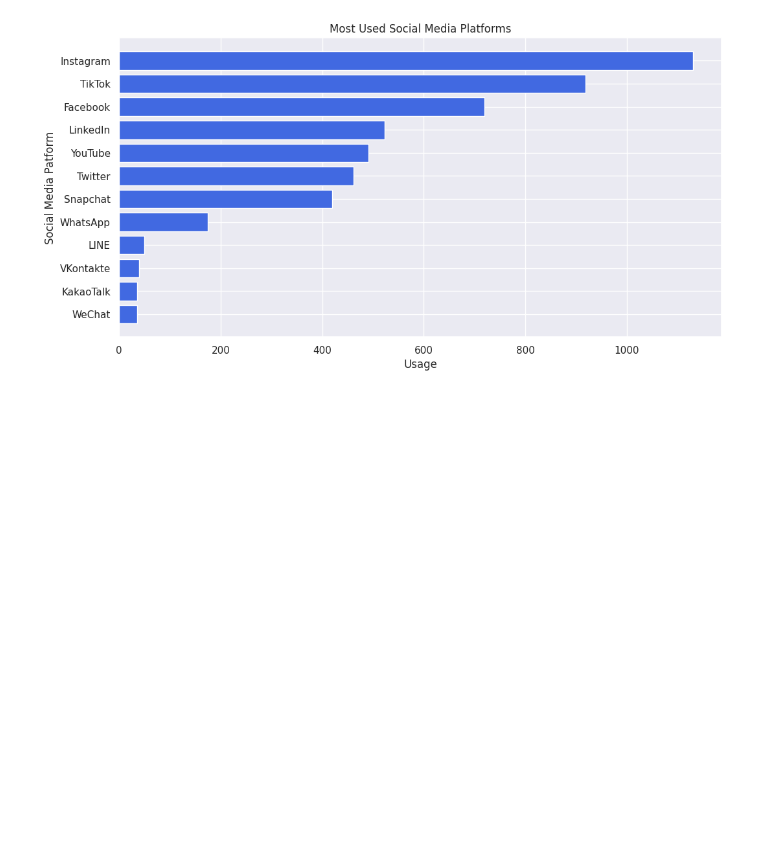
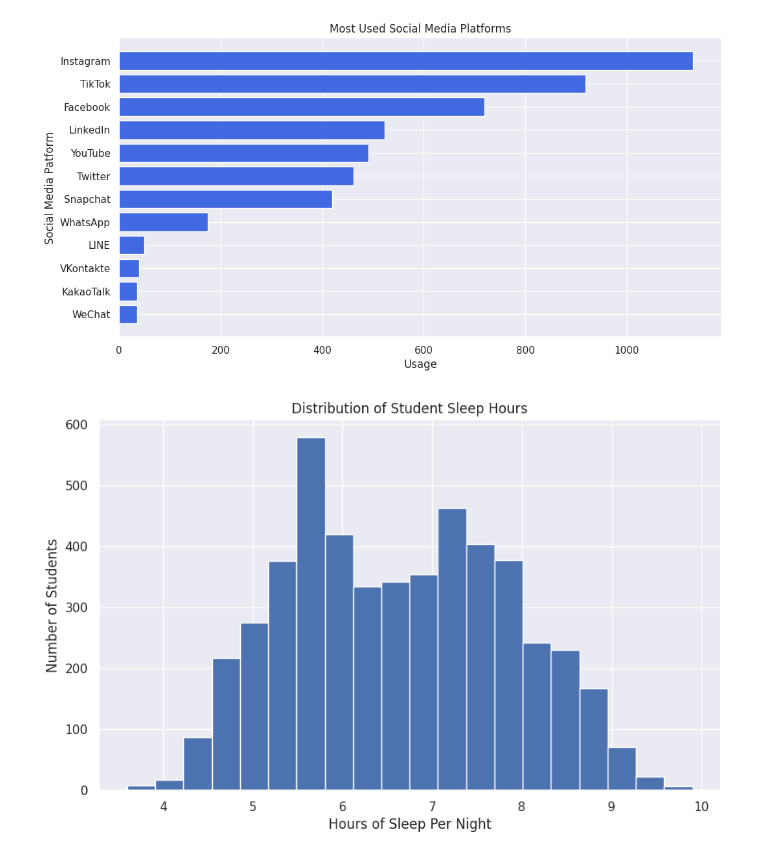
Before and after one commit to sudoAdarsh/Social-Media-Mental-Health-EDA, a Jupyter notebook: Social_Media_Mental_Health_EDA.ipynb, the cells around one changed output. Cells and saved outputs as stored; diff of their text form; code cells hidden in the pictures; blank space fills up the shorter version.

Commit message:
Created a Histogram for distribution of Sleep Hours among Students

```diff
--- a/Social_Media_Mental_Health_EDA.ipynb
+++ b/Social_Media_Mental_Health_EDA.ipynb
@@ -87,3 +87,22 @@ ax.set_xlabel("Usage")
 plt.show()
 # %% [output]
 [figure]
+# %%
+sleep_data = df['Sleep_Hours_Per_Night']
+
+fig, ax = plt.subplots(figsize=(10, 6))
+
+ax.hist(sleep_data, bins=20, edgecolor="white")
+
+"""
+Histogram chart is a graphical representation of the distribution of numerical data, where data is grouped into bins or intervals, and each bin's height represents the frequency of data points within that range
+"""
+
+
+ax.set_title("Distribution of Student Sleep Hours")
+ax.set_xlabel("Hours of Sleep Per Night")
+ax.set_ylabel("Number of Students")
+
+plt.show()
+# %% [output]
+[figure, added]
```
